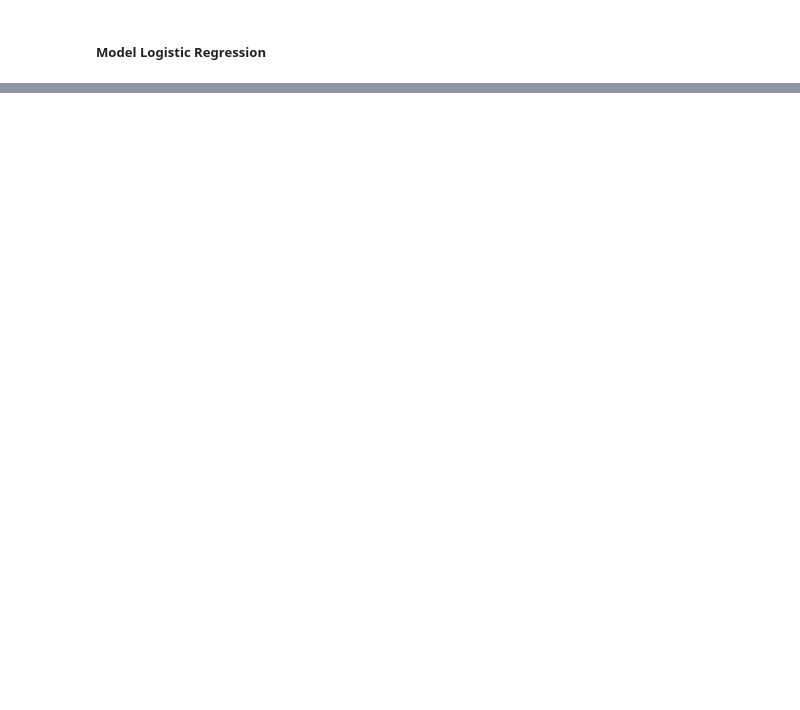
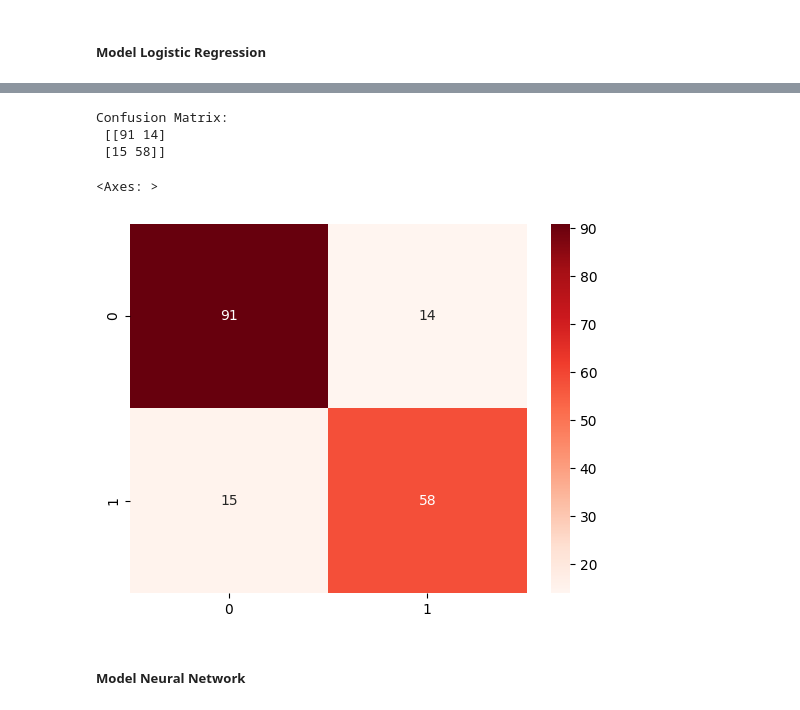
Before and after one commit to Fathanhelmi/Penambangan-Data-dan-Analisis-Bisnis, a Jupyter notebook: UTS/Analisis_Dataset_Titanic.ipynb, the cells around one changed output, grey strips where cells are left out. Saved outputs shown, nothing was run; the diff lists cells and outputs as text; code cells hidden in the pictures; blank space fills up the shorter version.

```diff
--- a/UTS/Analisis_Dataset_Titanic.ipynb
+++ b/UTS/Analisis_Dataset_Titanic.ipynb
@@ -556,5 +469,0 @@ print(GRS.best_score_)
-# %%
-SVM = svm.SVC(C=1, degree=2, gamma='scale', kernel='rbf')
-SVM.fit(X_train, Y_Train)
-SVM_Pred = SVM.predict(X_test)
-SVM_pred_train = SVM.predict(X_train)
@@ -606,15 +469,0 @@ Applying GridSearch Model on  CatBoost Model:
-# %%
-CB_params = {
-    'learning_rate' : [0.05, 0.1],
-    'depth' : [3, 5, 7],
-    'iterations' : [100, 200, 250],
-    'bagging_temperature' : [0.5, 1.0]
-}
-
-CB = CatBoostClassifier()
-GRS = GridSearchCV(CB, CB_params, cv = 5)
-GRS.fit(X_train, Y_Train)
-
-# Print the best parameters and best score
-print(GRS.best_params_)
-print(GRS.best_score_)
@@ -639,5 +469,0 @@ print(GRS.best_score_)
-# %%
-CB = CatBoostClassifier(bagging_temperature = 0.5, depth=5, iterations = 300, learning_rate=0.05)
-CB.fit(X_train, Y_Train)
-CB_Pred = CB.predict(X_test)
-CB_Pred_Train = CB.predict(X_train)
@@ -706,0 +472,13 @@ plt.show()
+# %%
+pca = PCA(n_components=7)
+X_train_pca = pca.fit_transform(X_train)
+X_test_pca = pca.transform(X_test)
+
+model = LogisticRegression()
+model.fit(X_train_pca, Y_train)
+y_pred_LR = model.predict(X_test_pca)
+report_LR= classification_report(Y_test, y_pred_LR)
+
+accuracy_LR = accuracy_score(Y_test, y_pred_LR)
+print("Akurasi Klasifikasi:", accuracy_LR)
+print("Laporan Klasifikasi:\n", report_LR)
@@ -706,0 +496,12 @@ plt.show()
+# %%
+CM_LR = confusion_matrix(Y_test, y_pred_LR)
+print("Confusion Matrix:\n", CM_LR)
+sns.heatmap(CM_LR, annot= True, cmap= 'Reds')
+# %% [output]
+Confusion Matrix:
+ [[91 14]
+ [15 58]]
+<Axes: >
+[figure, added]
+# %% [markdown]
+##### Model Neural Network
```
Also changed, not shown: parts of 48 cells of this notebook, 1 other file.
